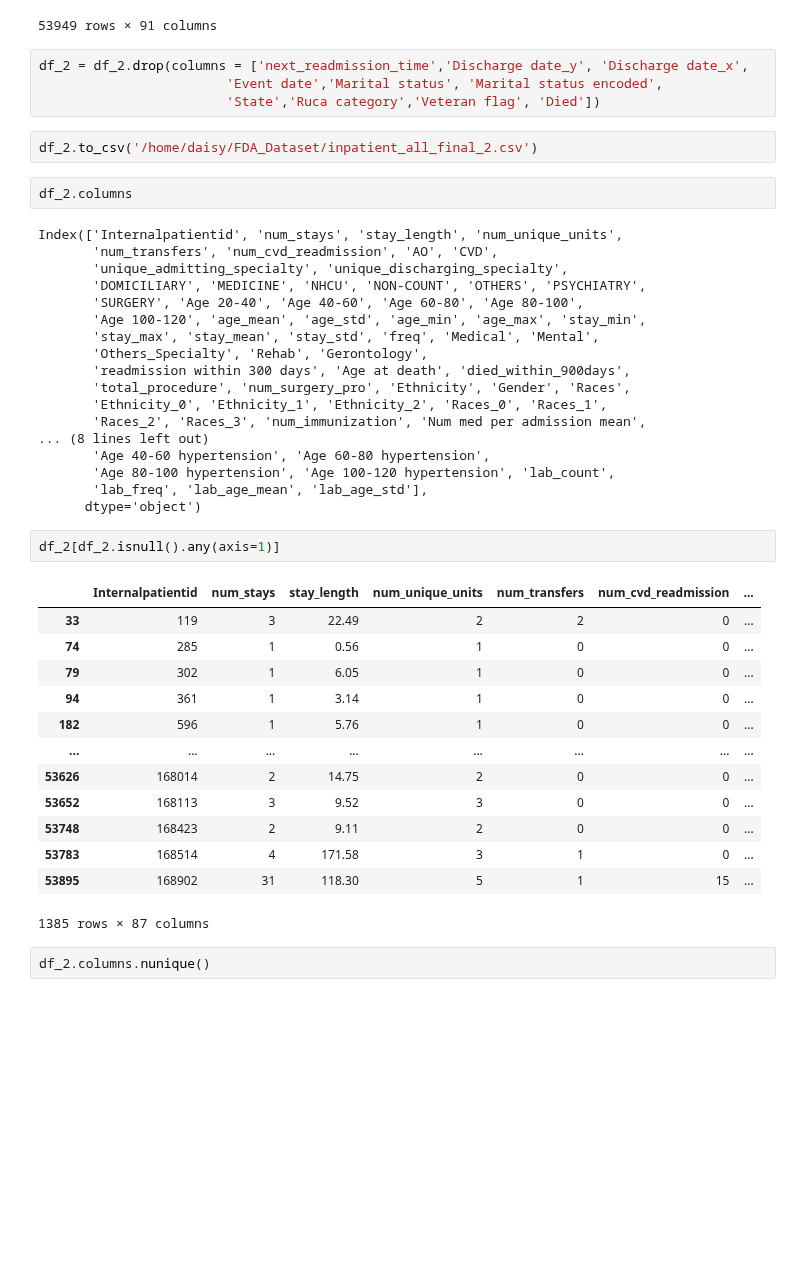
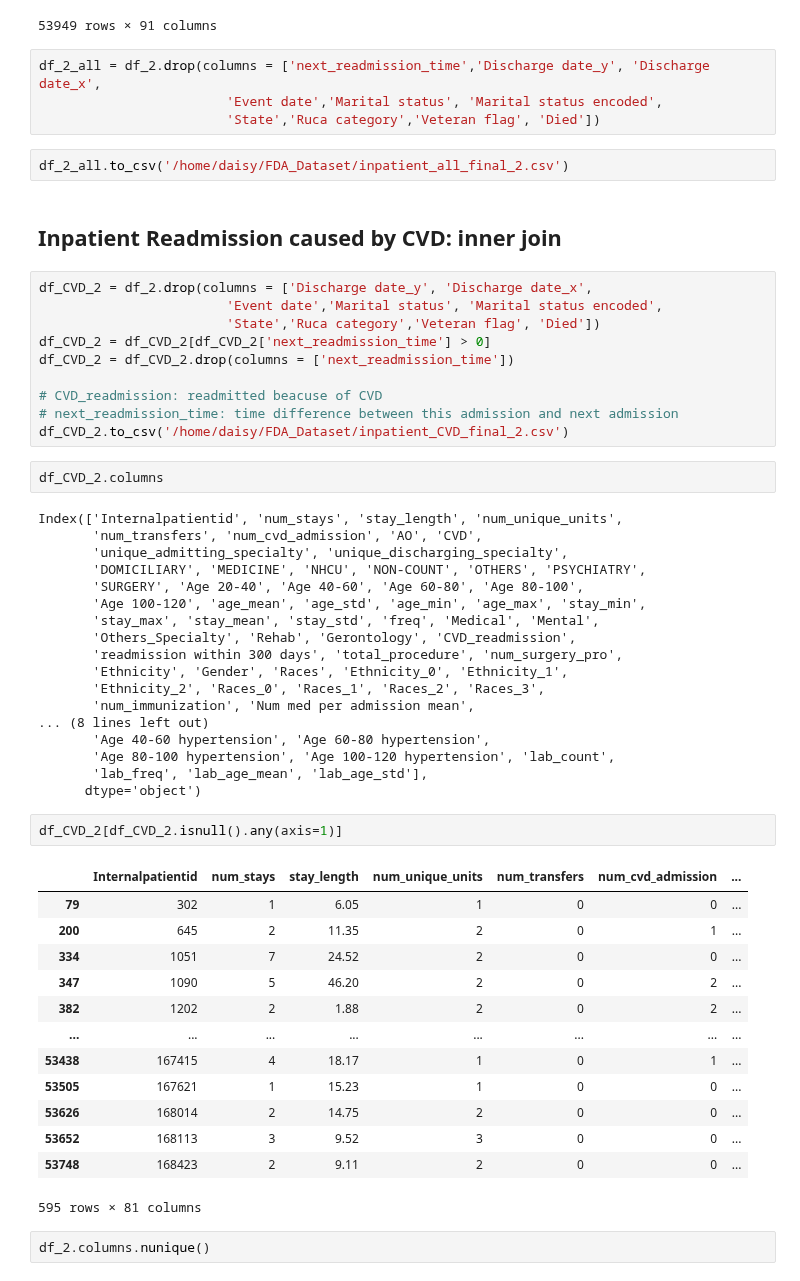
Before and after one commit to SpassMed-Projects/FDA, a Jupyter notebook: src/data/inpatient_combined.ipynb, the cells around one changed output. Cells and saved outputs as stored; diff of their text form; blank space fills up the shorter version.

Commit message:
update: inpatient combine other tables

```diff
--- a/src/data/inpatient_combined.ipynb
+++ b/src/data/inpatient_combined.ipynb
@@ -223,47 +215,59 @@ df_2
 | 53948 | 169064 | 1 | 7.18 | 1 | 0 | 0 | ... |
 53949 rows × 91 columns
 # %%
-df_2 = df_2.drop(columns = ['next_readmission_time','Discharge date_y', 'Discharge date_x',
+df_2_all = df_2.drop(columns = ['next_readmission_time','Discharge date_y', 'Discharge date_x',
                         'Event date','Marital status', 'Marital status encoded',
                         'State','Ruca category','Veteran flag', 'Died'])
 # %%
-df_2.to_csv('/home/daisy/FDA_Dataset/inpatient_all_final_2.csv')
+df_2_all.to_csv('/home/daisy/FDA_Dataset/inpatient_all_final_2.csv')
+# %% [markdown]
+## Inpatient Readmission caused by CVD: inner join
+# %%
+df_CVD_2 = df_2.drop(columns = ['Discharge date_y', 'Discharge date_x',
+                        'Event date','Marital status', 'Marital status encoded',
+                        'State','Ruca category','Veteran flag', 'Died'])
+df_CVD_2 = df_CVD_2[df_CVD_2['next_readmission_time'] > 0]
+df_CVD_2 = df_CVD_2.drop(columns = ['next_readmission_time'])
+
+# CVD_readmission: readmitted beacuse of CVD
+# next_readmission_time: time difference between this admission and next admission
+df_CVD_2.to_csv('/home/daisy/FDA_Dataset/inpatient_CVD_final_2.csv')
 # %%
-df_2.columns
+df_CVD_2.columns
 # %% [output]
 Index(['Internalpatientid', 'num_stays', 'stay_length', 'num_unique_units',
-       'num_transfers', 'num_cvd_readmission', 'AO', 'CVD',
+       'num_transfers', 'num_cvd_admission', 'AO', 'CVD',
        'unique_admitting_specialty', 'unique_discharging_specialty',
        'DOMICILIARY', 'MEDICINE', 'NHCU', 'NON-COUNT', 'OTHERS', 'PSYCHIATRY',
        'SURGERY', 'Age 20-40', 'Age 40-60', 'Age 60-80', 'Age 80-100',
        'Age 100-120', 'age_mean', 'age_std', 'age_min', 'age_max', 'stay_min',
        'stay_max', 'stay_mean', 'stay_std', 'freq', 'Medical', 'Mental',
-       'Others_Specialty', 'Rehab', 'Gerontology',
-       'readmission within 300 days', 'Age at death', 'died_within_900days',
-       'total_procedure', 'num_surgery_pro', 'Ethnicity', 'Gender', 'Races',
-       'Ethnicity_0', 'Ethnicity_1', 'Ethnicity_2', 'Races_0', 'Races_1',
-       'Races_2', 'Races_3', 'num_immunization', 'Num med per admission mean',
+       'Others_Specialty', 'Rehab', 'Gerontology', 'CVD_readmission',
+       'readmission within 300 days', 'total_procedure', 'num_surgery_pro',
+       'Ethnicity', 'Gender', 'Races', 'Ethnicity_0', 'Ethnicity_1',
+       'Ethnicity_2', 'Races_0', 'Races_1', 'Races_2', 'Races_3',
+       'num_immunization', 'Num med per admission mean',
 ... (8 lines left out)
        'Age 40-60 hypertension', 'Age 60-80 hypertension',
        'Age 80-100 hypertension', 'Age 100-120 hypertension', 'lab_count',
        'lab_freq', 'lab_age_mean', 'lab_age_std'],
       dtype='object')
 # %%
-df_2[df_2.isnull().any(axis=1)]
+df_CVD_2[df_CVD_2.isnull().any(axis=1)]
 # %% [output]
-|  | Internalpatientid | num_stays | stay_length | num_unique_units | num_transfers | num_cvd_readmission | ... |
-| 33 | 119 | 3 | 22.49 | 2 | 2 | 0 | ... |
-| 74 | 285 | 1 | 0.56 | 1 | 0 | 0 | ... |
+|  | Internalpatientid | num_stays | stay_length | num_unique_units | num_transfers | num_cvd_admission | ... |
 | 79 | 302 | 1 | 6.05 | 1 | 0 | 0 | ... |
-| 94 | 361 | 1 | 3.14 | 1 | 0 | 0 | ... |
-| 182 | 596 | 1 | 5.76 | 1 | 0 | 0 | ... |
+| 200 | 645 | 2 | 11.35 | 2 | 0 | 1 | ... |
+| 334 | 1051 | 7 | 24.52 | 2 | 0 | 0 | ... |
+| 347 | 1090 | 5 | 46.20 | 2 | 0 | 2 | ... |
+| 382 | 1202 | 2 | 1.88 | 2 | 0 | 2 | ... |
 | ... | ... | ... | ... | ... | ... | ... | ... |
+| 53438 | 167415 | 4 | 18.17 | 1 | 0 | 1 | ... |
+| 53505 | 167621 | 1 | 15.23 | 1 | 0 | 0 | ... |
 | 53626 | 168014 | 2 | 14.75 | 2 | 0 | 0 | ... |
 | 53652 | 168113 | 3 | 9.52 | 3 | 0 | 0 | ... |
 | 53748 | 168423 | 2 | 9.11 | 2 | 0 | 0 | ... |
-| 53783 | 168514 | 4 | 171.58 | 3 | 1 | 0 | ... |
-| 53895 | 168902 | 31 | 118.30 | 5 | 1 | 15 | ... |
-1385 rows × 87 columns
+595 rows × 81 columns
 # %%
 df_2.columns.nunique()
 # %% [output]
```
Also changed, not shown: parts of 7 cells of this notebook.
